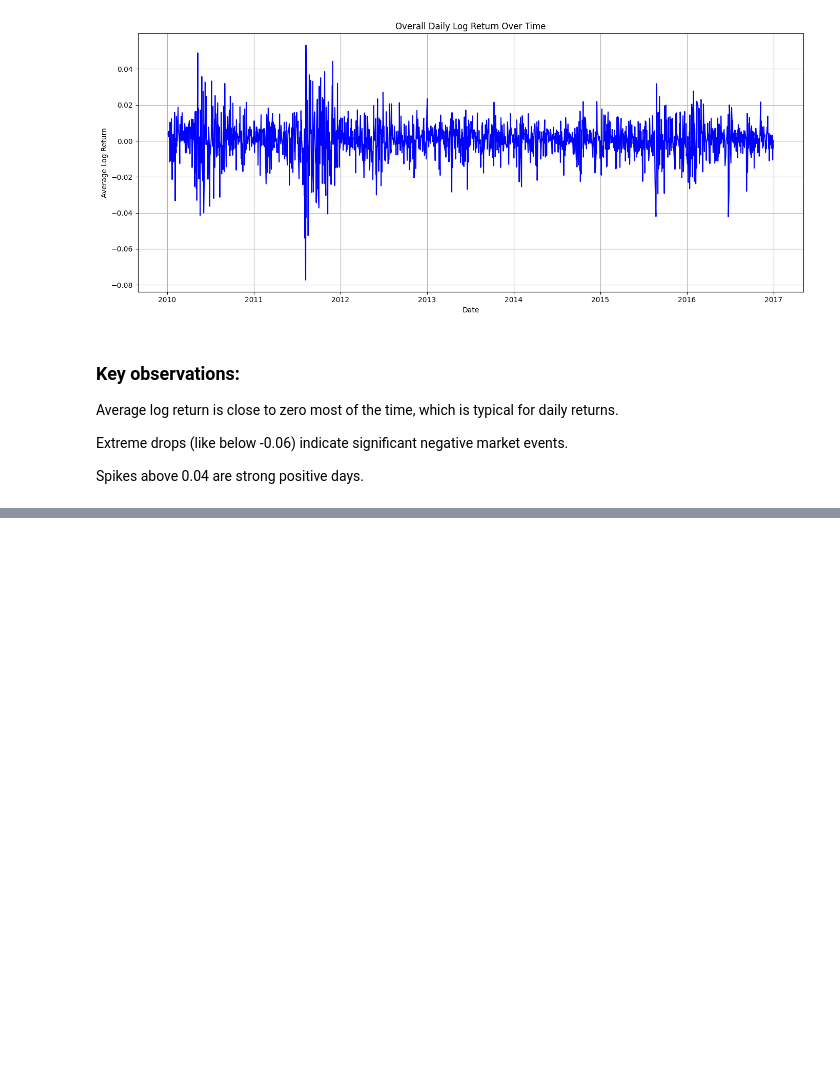
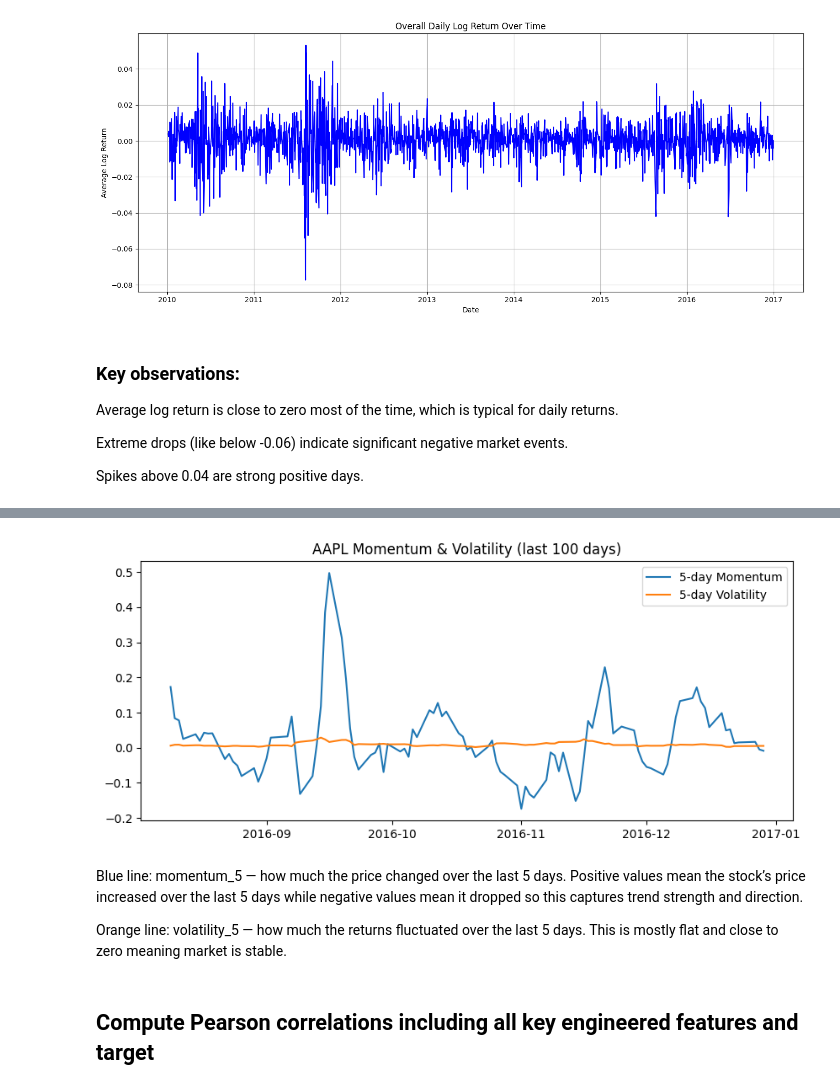
Before and after one commit to ashwinder1/Stock-Trend-Analysis-with-NYSE, a Jupyter notebook: eda.ipynb, the cells around one changed output, grey strips where cells are left out. Saved outputs shown, nothing was run; the diff lists cells and outputs as text; code cells hidden in the pictures; blank space fills up the shorter version.

```diff
--- a/eda.ipynb
+++ b/eda.ipynb
@@ -545,0 +487,3 @@ plt.show()
+# %%
+## clean up any NaNs that result from the .shift(-1) operation:
+df_scaled = df_scaled.dropna(subset=['target_next_day_return'])
@@ -545,0 +510,25 @@ plt.show()
+# %%
+# Calculate per-symbol features
+
+df_scaled = df_scaled.copy() # use with a copy to suppress the warning
+
+grouped = df_scaled.groupby('symbol', group_keys=False)
+
+# Safe assignments using .loc
+df_scaled.loc[:, 'momentum_3'] = grouped['close_scaled'].transform(lambda x: x / x.shift(3) - 1)
+df_scaled.loc[:, 'momentum_5'] = grouped['close_scaled'].transform(lambda x: x / x.shift(5) - 1)
+df_scaled.loc[:, 'momentum_10'] = grouped['close_scaled'].transform(lambda x: x / x.shift(10) - 1)
+
+# Ratios (no need for groupby)
+df_scaled.loc[:, 'close_open_ratio'] = df_scaled['close_scaled'] / df_scaled['open_scaled']
+df_scaled.loc[:, 'high_low_ratio'] = df_scaled['high_scaled'] / df_scaled['low_scaled']
+df_scaled.loc[:, 'volume_change'] = grouped['volume_scaled'].transform(lambda x: x / x.shift(1) - 1)
+
+# Volatility
+df_scaled.loc[:, 'volatility_3'] = grouped['log_return_1d'].transform(lambda x: x.rolling(3).std())
+df_scaled.loc[:, 'volatility_5'] = grouped['log_return_1d'].transform(lambda x: x.rolling(5).std())
+df_scaled.loc[:, 'volatility_10'] = grouped['log_return_1d'].transform(lambda x: x.rolling(10).std())
+# %%
+## Drop any NaN values generated by shifts
+
+df_scaled = df_scaled.dropna(subset=['momentum_3', 'momentum_5','momentum_10'])
@@ -545,0 +557,21 @@ plt.show()
+# %%
+## Sanity check, visualize how one of these features behaves for a single symbol
+
+import matplotlib.pyplot as plt
+
+sym = 'AAPL'
+subset = df_scaled[df_scaled['symbol'] == sym].tail(100)
+plt.figure(figsize=(10,4))
+plt.plot(subset['date'], subset['momentum_5'], label='5-day Momentum')
+plt.plot(subset['date'], subset['volatility_5'], label='5-day Volatility')
+plt.legend()
+plt.title(f"{sym} Momentum & Volatility (last 100 days)")
+plt.show()
+# %% [output]
+[figure, added]
+# %% [markdown]
+Blue line: momentum_5 — how much the price changed over the last 5 days. Positive values mean the stock’s price increased over the last 5 days while negative values mean it dropped so this captures trend strength and direction.
+
+Orange line: volatility_5 — how much the returns fluctuated over the last 5 days. This is mostly flat and close to zero meaning market is stable.
+# %% [markdown]
+## Compute Pearson correlations including all key engineered features and target
```
Also changed, not shown: parts of 12 cells of this notebook.
